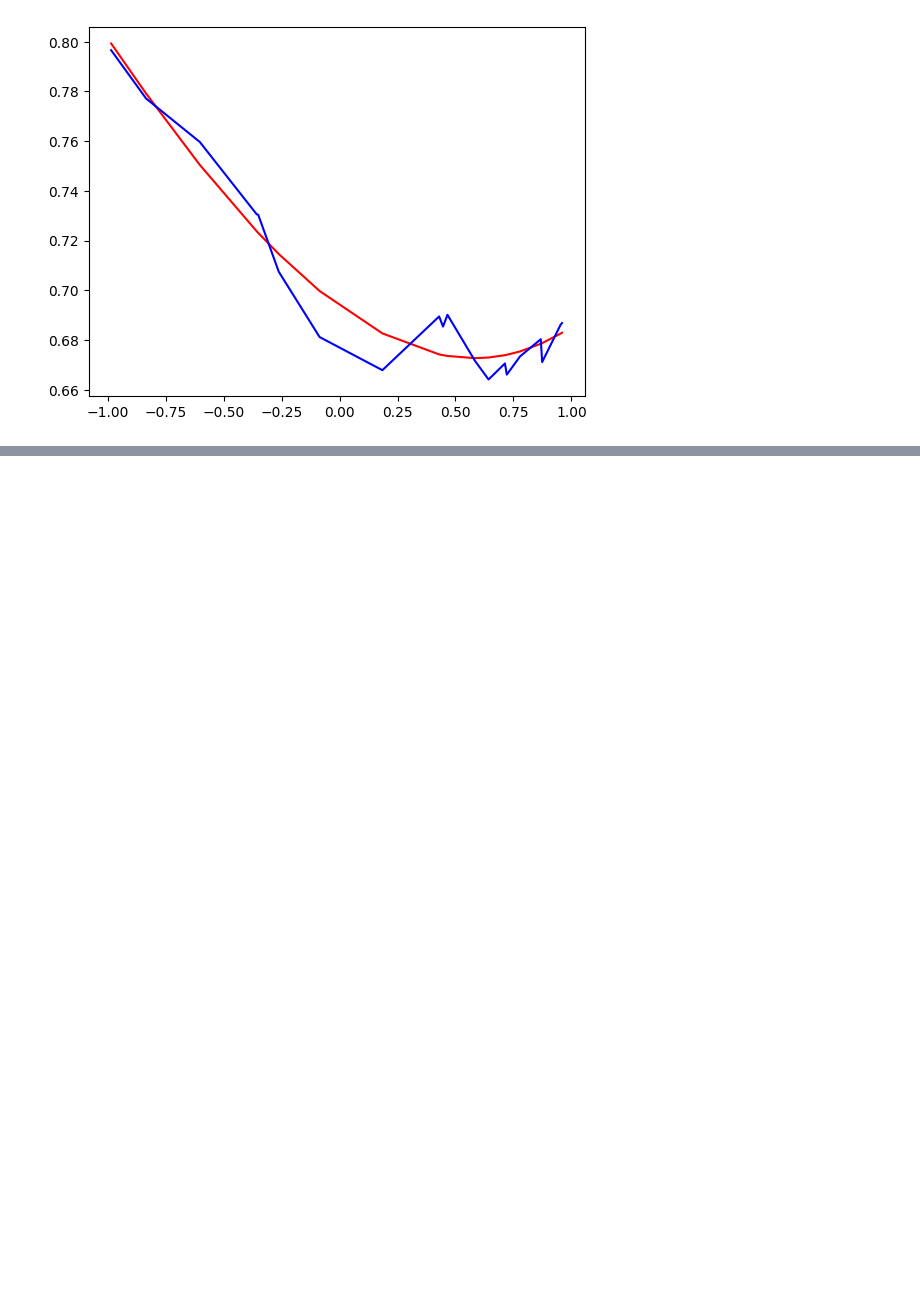
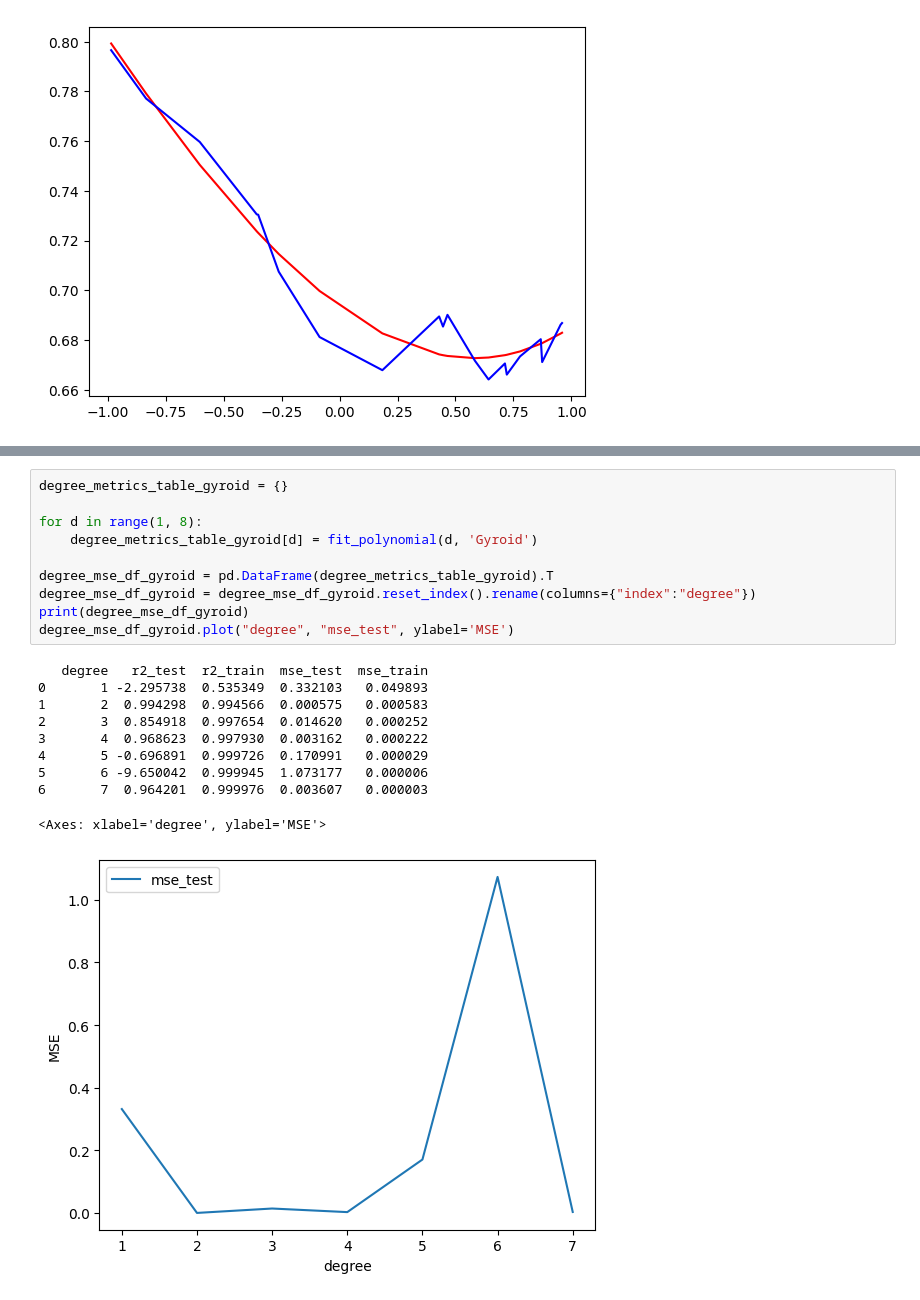
Before and after one commit to Snopoff/Persistent-Homology-of-Triple-Periodic-Minimal-Surfaces, a Jupyter notebook: model.ipynb, the cells around one changed output, grey strips where cells are left out. Saved outputs shown, nothing was run; the diff lists cells and outputs as text; blank space fills up the shorter version.

```diff
--- a/model.ipynb
+++ b/model.ipynb
@@ -57,0 +172,21 @@ plt.plot(x, y, c='blue')
+# %%
+degree_metrics_table_gyroid = {}
+
+for d in range(1, 8):
+    degree_metrics_table_gyroid[d] = fit_polynomial(d, 'Gyroid')
+
+degree_mse_df_gyroid = pd.DataFrame(degree_metrics_table_gyroid).T
+degree_mse_df_gyroid = degree_mse_df_gyroid.reset_index().rename(columns={"index":"degree"})
+print(degree_mse_df_gyroid)
+degree_mse_df_gyroid.plot("degree", "mse_test", ylabel='MSE')
+# %% [output]
+   degree   r2_test  r2_train  mse_test  mse_train
+0       1 -2.295738  0.535349  0.332103   0.049893
+1       2  0.994298  0.994566  0.000575   0.000583
+2       3  0.854918  0.997654  0.014620   0.000252
+3       4  0.968623  0.997930  0.003162   0.000222
+4       5 -0.696891  0.999726  0.170991   0.000029
+5       6 -9.650042  0.999945  1.073177   0.000006
+6       7  0.964201  0.999976  0.003607   0.000003
+<Axes: xlabel='degree', ylabel='MSE'>
+[figure, added]
```
Also changed, not shown: parts of 30 cells of this notebook, 1 other file.
